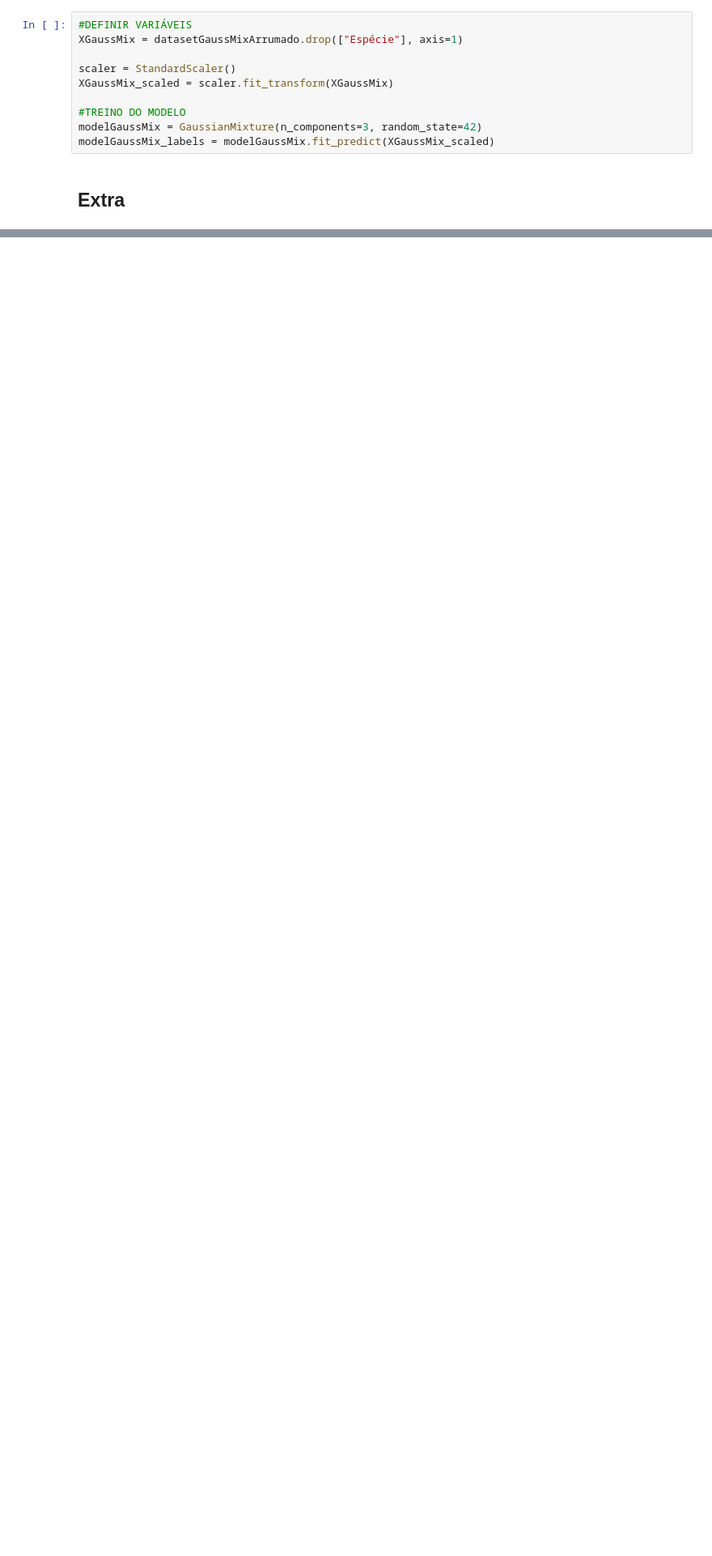
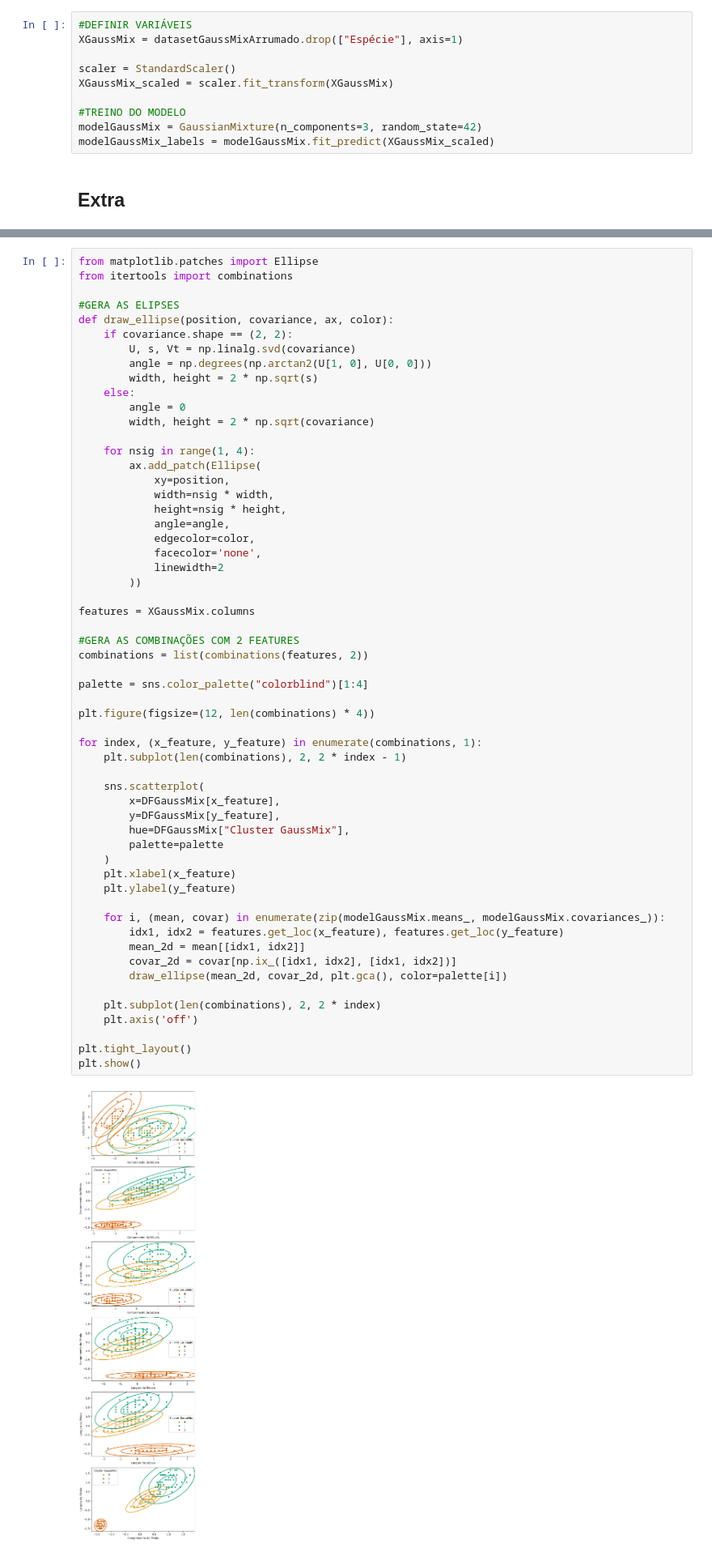
Before and after one commit to Lucas-Siade/Data-Science, a Jupyter notebook: Codes/Não Supervisionado/DS - Gaussian Mixture.ipynb, the cells around one changed output, grey strips where cells are left out. Shown at 81% size. Drawn from its saved outputs; the diff is of its cells as text; blank space fills up the shorter version.

```diff
--- a/Codes/Não Supervisionado/DS - Gaussian Mixture.ipynb
+++ b/Codes/Não Supervisionado/DS - Gaussian Mixture.ipynb
@@ -147,3 +147,62 @@ plt.tight_layout()
 plt.show()
 # %% [output]
 [figure]
+# %%
+from matplotlib.patches import Ellipse
+from itertools import combinations
+
+#GERA AS ELIPSES
+def draw_ellipse(position, covariance, ax, color):
+    if covariance.shape == (2, 2):
+        U, s, Vt = np.linalg.svd(covariance)
+        angle = np.degrees(np.arctan2(U[1, 0], U[0, 0]))
+        width, height = 2 * np.sqrt(s)
+    else:
+        angle = 0
+        width, height = 2 * np.sqrt(covariance)
+
+    for nsig in range(1, 4):
+        ax.add_patch(Ellipse(
+            xy=position,
+            width=nsig * width,
+            height=nsig * height,
+            angle=angle,
+            edgecolor=color,
+            facecolor='none',
+            linewidth=2
+        ))
+
+features = XGaussMix.columns
+
+#GERA AS COMBINAÇÕES COM 2 FEATURES
+combinations = list(combinations(features, 2))
+
+palette = sns.color_palette("colorblind")[1:4]
+
+plt.figure(figsize=(12, len(combinations) * 4))
+
+for index, (x_feature, y_feature) in enumerate(combinations, 1):
+    plt.subplot(len(combinations), 2, 2 * index - 1)
+
+    sns.scatterplot(
+        x=DFGaussMix[x_feature],
+        y=DFGaussMix[y_feature],
+        hue=DFGaussMix["Cluster GaussMix"],
+        palette=palette
+    )
+    plt.xlabel(x_feature)
+    plt.ylabel(y_feature)
+
+    for i, (mean, covar) in enumerate(zip(modelGaussMix.means_, modelGaussMix.covariances_)):
+        idx1, idx2 = features.get_loc(x_feature), features.get_loc(y_feature)
+        mean_2d = mean[[idx1, idx2]]
+        covar_2d = covar[np.ix_([idx1, idx2], [idx1, idx2])]
+        draw_ellipse(mean_2d, covar_2d, plt.gca(), color=palette[i])
+
+    plt.subplot(len(combinations), 2, 2 * index)
+    plt.axis('off')
+
+plt.tight_layout()
+plt.show()
+# %% [output]
+[figure, added]
```
Also changed, not shown: parts of 2 cells of this notebook.
